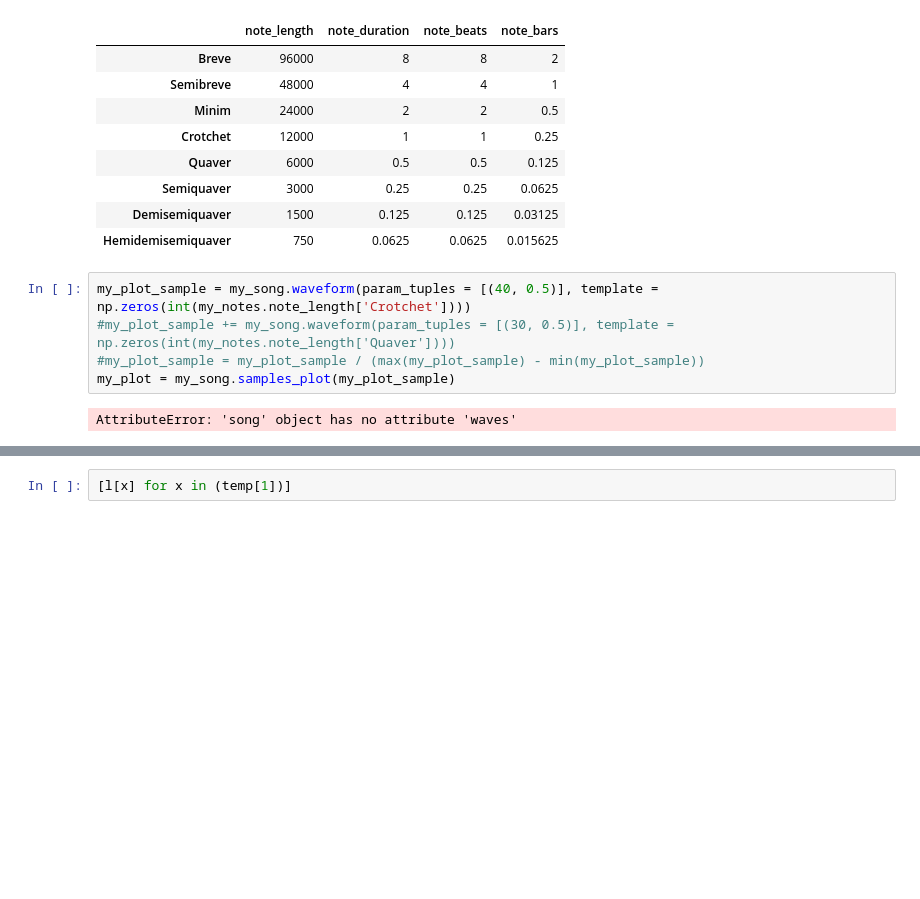
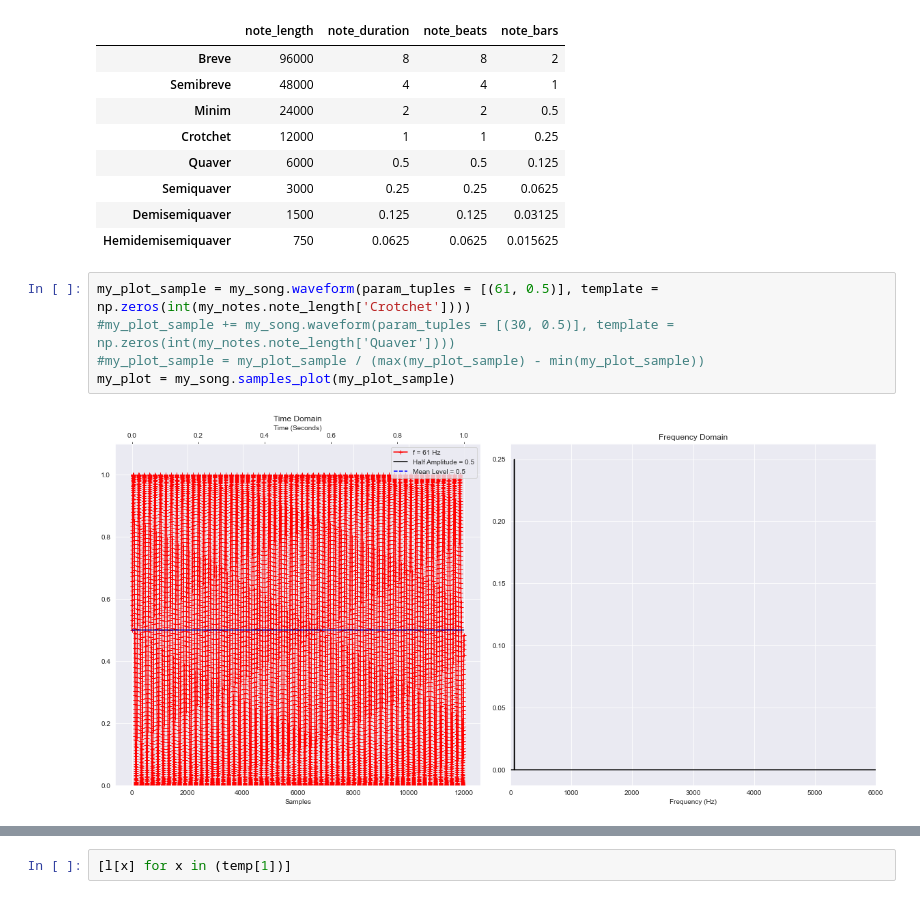
Before and after one commit to WillCastle/PythonMusicProject, a Jupyter notebook: 20200612_Music.ipynb, the cells around one changed output, grey strips where cells are left out. Drawn from its saved outputs; the diff is of its cells as text; blank space fills up the shorter version.

```diff
--- a/20200612_Music.ipynb
+++ b/20200612_Music.ipynb
@@ -342,12 +342,12 @@ dtype: object
 | Demisemiquaver | 1500 | 0.125 | 0.125 | 0.03125 |
 | Hemidemisemiquaver | 750 | 0.0625 | 0.0625 | 0.015625 |
 # %%
-my_plot_sample = my_song.waveform(param_tuples = [(40, 0.5)], template = np.zeros(int(my_notes.note_length['Crotchet'])))
+my_plot_sample = my_song.waveform(param_tuples = [(61, 0.5)], template = np.zeros(int(my_notes.note_length['Crotchet'])))
 #my_plot_sample += my_song.waveform(param_tuples = [(30, 0.5)], template = np.zeros(int(my_notes.note_length['Quaver'])))
 #my_plot_sample = my_plot_sample / (max(my_plot_sample) - min(my_plot_sample))
 my_plot = my_song.samples_plot(my_plot_sample)
 # %% [output]
-AttributeError: 'song' object has no attribute 'waves'
+[figure, added]
 # %%
 def find_fundamental(track):
 
```
Also changed, not shown: parts of 5 cells of this notebook.
